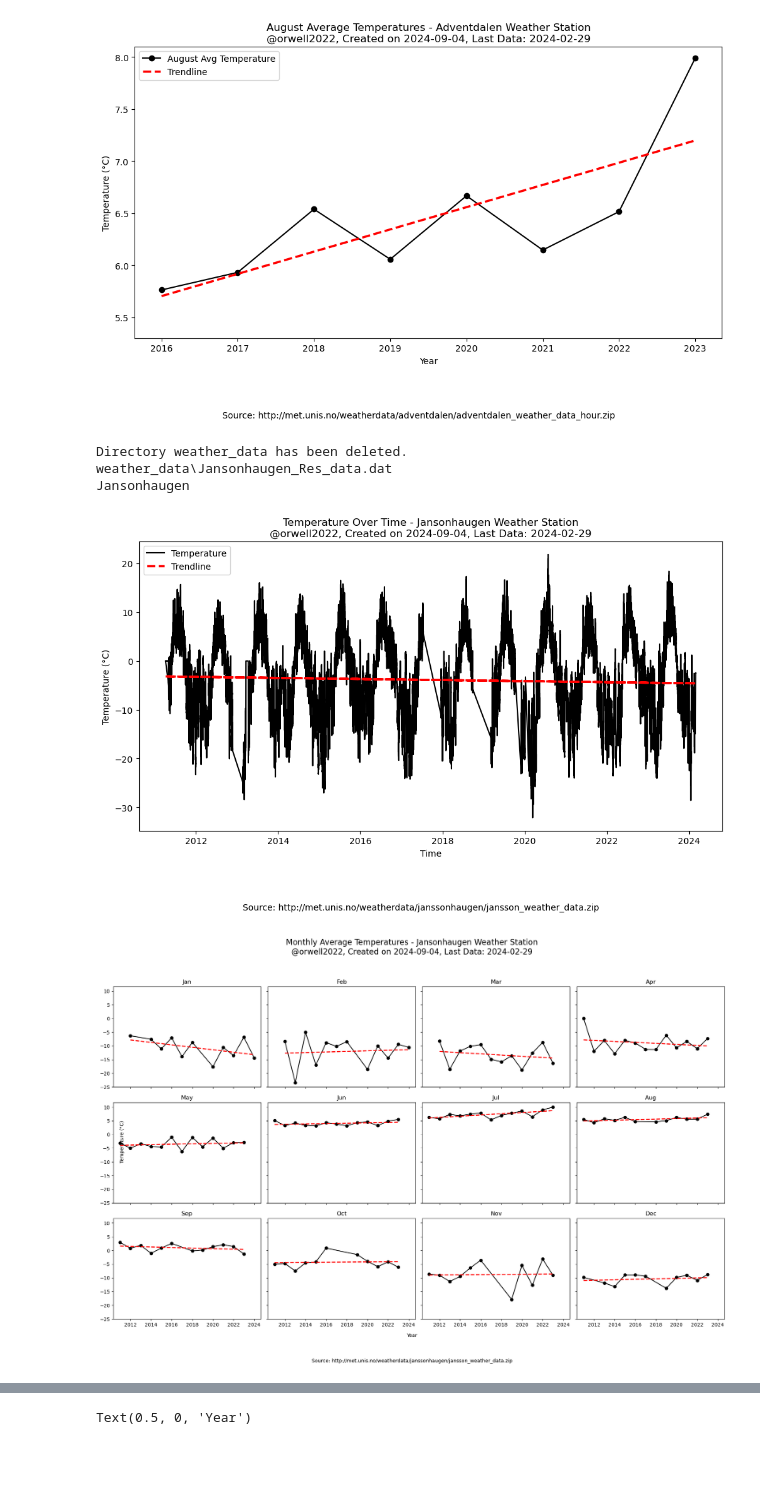
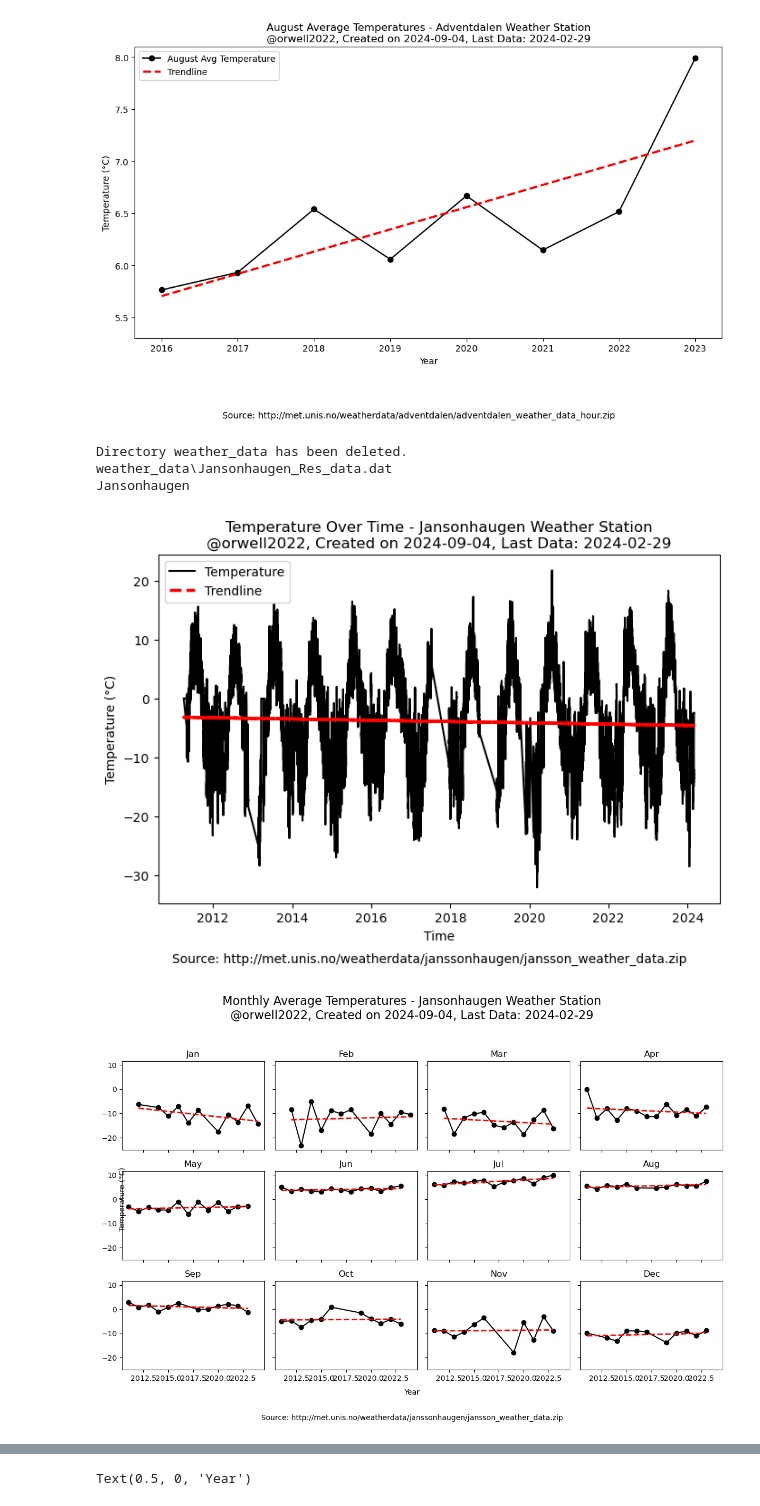
Before and after one commit to orwell2024/UNIS_stations, a Jupyter notebook: unis_spitzbergen.ipynb, the cells around one changed output, grey strips where cells are left out. Cells and saved outputs as stored; diff of their text form; code cells hidden in the pictures; blank space fills up the shorter version.

```diff
--- a/unis_spitzbergen.ipynb
+++ b/unis_spitzbergen.ipynb
@@ -259,7 +259,7 @@ except IndexError:
 # Filter the data to match this date range
 filtered_data = data[(data['TIMESTAMP'] >= first_date) & (data['TIMESTAMP'] <= last_date)]
 
-plt.figure(figsize=(12, 6))
+plt.figure(figsize=(8, 5))
 plt.plot(filtered_data['TIMESTAMP'], filtered_data['LT1_gr_C_Avg'], label='Temperature', color='black')
 
 # Calculate and plot the trendline for overall data
@@ -276,7 +276,7 @@ plt.ylabel('Temperature (°C)')
 plt.xlabel('Time')
 
 # Adding source as footnote
-plt.figtext(0.5, -0.1, f'Source: {url}', wrap=True, horizontalalignment='center', fontsize=10)
+plt.figtext(0.5, -0.02, f'Source: {url}', wrap=True, horizontalalignment='center', fontsize=10)
 
 # Displaying the plot
 plt.legend()
@@ -290,7 +290,7 @@ monthly_avg = data.groupby(['Year', 'Month'])['LT1_gr_C_Avg'].mean().reset_index
 monthly_avg_pivot = monthly_avg.pivot(index='Year', columns='Month', values='LT1_gr_C_Avg')
 month_labels = ['Jan', 'Feb', 'Mar', 'Apr', 'May', 'Jun', 'Jul', 'Aug', 'Sep', 'Oct', 'Nov', 'Dec']
 
-fig, axes = plt.subplots(3, 4, figsize=(18, 12), sharex=True, sharey=True)
+fig, axes = plt.subplots(3, 4, figsize=(12, 8), sharex=True, sharey=True)
 axes = axes.flatten()
 
 for month in range(1, 13):
@@ -316,7 +316,7 @@ plt.show()
 
 # Step 6: Plot 3 - 3x4 grid of monthly average temperatures with individual maximized ranges
 
-fig, axes = plt.subplots(3, 4, figsize=(18, 12), sharex=False, sharey=False)
+fig, axes = plt.subplots(3, 4, figsize=(12, 8), sharex=False, sharey=False)
 axes = axes.flatten()
 
 for month in range(1, 13):
@@ -339,33 +339,32 @@ fig.text(0.04, 0.5, 'Temperature (°C)', va='center', rotation='vertical')
 fig.text(0.5, -0.02, f'Source: {url}', ha='center', fontsize=10)
 
 plt.tight_layout(rect=[0, 0.05, 1, 0.95])
 plt.show()
 
 # Step 7: Plot 4 - August-only plot with trendline
 
 august_data = data[data['Month'] == 8]
 august_avg = august_data.groupby('Year')['LT1_gr_C_Avg'].mean().reset_index()
 
 plt.figure(figsize=(12, 6))
 plt.plot(august_avg['Year'], august_avg['LT1_gr_C_Avg'], linestyle='-', marker='o', color='black', label='August Avg Temperature')
 
 # Calculate and plot the trendline
 z_august = np.polyfit(august_avg['Year'], august_avg['LT1_gr_C_Avg'], 1)
 p_august = np.poly1d(z_august)
 plt.plot(august_avg['Year'], p_august(august_avg['Year']), "r--", linewidth=2.5, label='Trendline')
 
 # Set the y-axis range to highlight the trend
-plt.ylim(5.3, 8.1)
 
 # Adding labels and title
 plt.title(f'August Average Temperatures - {station_name} Weather Station\n@orwell2022, Created on {creation_date}, Last Data: {last_data_day}')
 plt.ylabel('Temperature (°C)')
 plt.xlabel('Year')
 
 #
 # %% [output]
 Directory weather_data has been deleted.
 weather_data\Jansonhaugen_Res_data.dat
 Jansonhaugen
-[figure, old version]
+[figure, new version]
-[figure, old version]
+[figure, new version]
```
Also changed, not shown: parts of 1 cell of this notebook.
